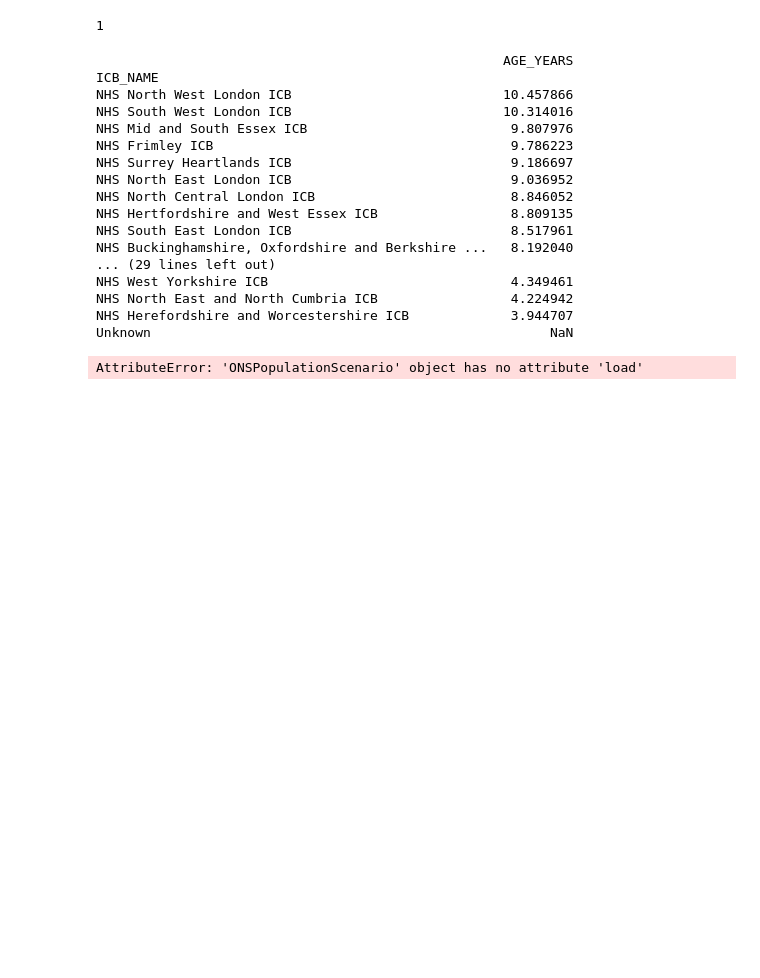
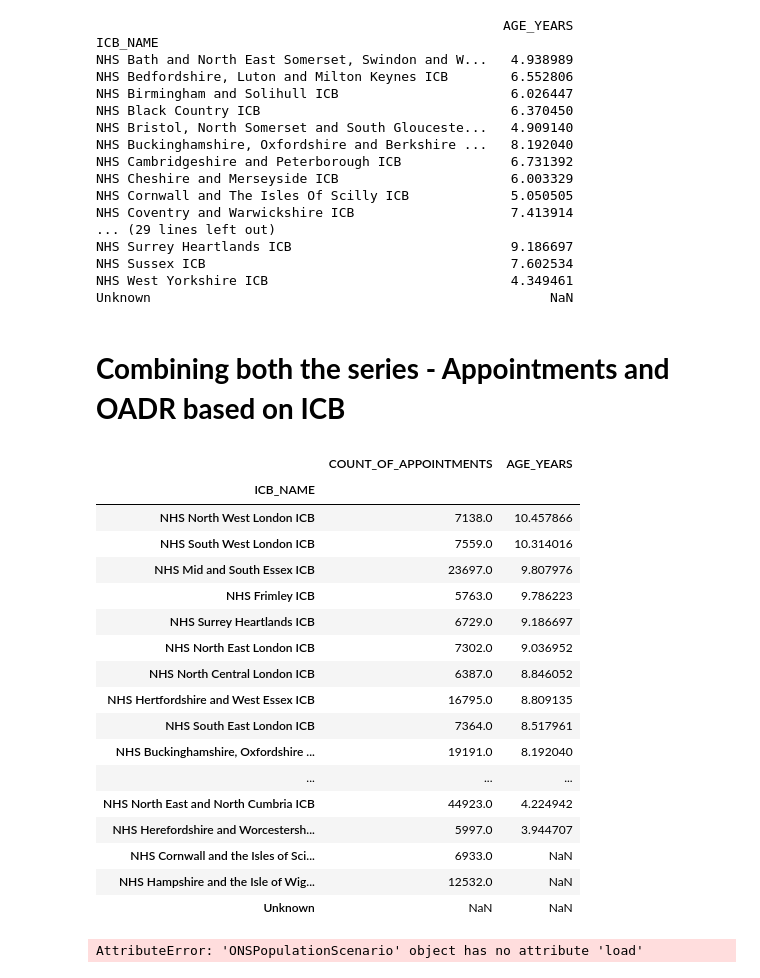
Before and after one commit to SNEE-ICS/PrimaryCareDemandAndCapacity, a Jupyter notebook: AppointmentsVsOADR.ipynb, the cells around one changed output. Saved outputs shown, nothing was run; the diff lists cells and outputs as text; code cells hidden in the pictures; blank space fills up the shorter version.

Commit message:
Added analysis for appointments & oadf (ICB based)

```diff
--- a/AppointmentsVsOADR.ipynb
+++ b/AppointmentsVsOADR.ipynb
@@ -53,0 +46,8 @@ insights = grouped_data['COUNT_OF_APPOINTMENTS'].agg(['count', 'sum', 'mean'])
+# %%
+#Grouping the data in a series by ICB name and appointments count
+appointments_icb = combined_df.groupby('ICB_NAME')['COUNT_OF_APPOINTMENTS'].count()
+
+#Converting series to Dataframe
+appointments_df = pd.DataFrame(appointments_icb)
+#sorted_appointments_df = appointments_df.sort_values(by='COUNT_OF_APPOINTMENTS',ascending=False)
+print(appointments_df)
@@ -67,37 +85,36 @@ gp_appts_df2.head()
 | 2 | 2023 | 8 | Y63 | North East and Yorkshire | QHM | NHS North East and North Cumbria ICB | 16C | NHS North East and North Cumbria ... | ... |
 | 3 | 2023 | 8 | Y63 | North East and Yorkshire | QHM | NHS North East and North Cumbria ICB | 84H | NHS North East and North Cumbria ... | ... |
 | 4 | 2023 | 8 | Y63 | North East and Yorkshire | QHM | NHS North East and North Cumbria ICB | 84H | NHS North East and North Cumbria ... | ... |
-# %%
-print(gp_appts_df2['Month'].nunique())
-# %% [output]
-1
 # %%
 retired_pop = gp_appts_df2[gp_appts_df2['AGE_YEARS'] >= 65]
 working_pop = gp_appts_df2[(gp_appts_df2['AGE_YEARS'] >= 20) & (gp_appts_df2['AGE_YEARS'] < 65)]
 
+#Grouping the data in a series by ICB name and Age
 retired_count = retired_pop.groupby('ICB_NAME')['AGE_YEARS'].count()
 working_count = working_pop.groupby('ICB_NAME')['AGE_YEARS'].count()
 
+#Calculting the dependency ratio
 dependency_ratio = (retired_count/working_count) * 100
 
+#converting series to Dataframe
 oadr_df = pd.DataFrame(dependency_ratio)
-sorted_df = oadr_df.sort_values(by='AGE_YEARS',ascending=False)
-print(sorted_df)
+#sorted_oadr_df = oadr_df.sort_values(by='AGE_YEARS',ascending=False)
+print(oadr_df)
 # %% [output]
                                                     AGE_YEARS
 ICB_NAME
-NHS North West London ICB                           10.457866
-NHS South West London ICB                           10.314016
-NHS Mid and South Essex ICB                          9.807976
-NHS Frimley ICB                                      9.786223
+NHS Bath and North East Somerset, Swindon and W...   4.938989
+NHS Bedfordshire, Luton and Milton Keynes ICB        6.552806
+NHS Birmingham and Solihull ICB                      6.026447
+NHS Black Country ICB                                6.370450
+NHS Bristol, North Somerset and South Glouceste...   4.909140
+NHS Buckinghamshire, Oxfordshire and Berkshire ...   8.192040
+NHS Cambridgeshire and Peterborough ICB              6.731392
+NHS Cheshire and Merseyside ICB                      6.003329
+NHS Cornwall and The Isles Of Scilly ICB             5.050505
+NHS Coventry and Warwickshire ICB                    7.413914
+... (29 lines left out)
 NHS Surrey Heartlands ICB                            9.186697
-NHS North East London ICB                            9.036952
-NHS North Central London ICB                         8.846052
-NHS Hertfordshire and West Essex ICB                 8.809135
-NHS South East London ICB                            8.517961
-NHS Buckinghamshire, Oxfordshire and Berkshire ...   8.192040
-... (29 lines left out)
+NHS Sussex ICB                                       7.602534
 NHS West Yorkshire ICB                               4.349461
-NHS North East and North Cumbria ICB                 4.224942
-NHS Herefordshire and Worcestershire ICB             3.944707
 Unknown                                                   NaN
@@ -110,3 +121,35 @@ Unknown                                                   NaN
+# %% [markdown]
+# **Combining both the series - Appointments and OADR based on ICB**
+# %%
+#Changing 'Integrated Care Board' to 'ICB' in the index name to match the index of both the dataframes
+for old_word, new_word in {'Integrated Care Board': 'ICB'}.items():
+    appointments_df.index = appointments_df.index.str.replace(old_word, new_word )
+
+#Combining both dataframes
+appointments_vs_oadr = pd.concat([appointments_df,oadr_df], axis=1)
+
+#sorting
+sorted_appointments_vs_oadr = appointments_vs_oadr.sort_values(by='AGE_YEARS',ascending=False)
+sorted_appointments_vs_oadr.head(50)
+# %% [output]
+|  | COUNT_OF_APPOINTMENTS | AGE_YEARS |
+| ICB_NAME |  |  |
+| NHS North West London ICB | 7138.0 | 10.457866 |
+| NHS South West London ICB | 7559.0 | 10.314016 |
+| NHS Mid and South Essex ICB | 23697.0 | 9.807976 |
+| NHS Frimley ICB | 5763.0 | 9.786223 |
+| NHS Surrey Heartlands ICB | 6729.0 | 9.186697 |
+| NHS North East London ICB | 7302.0 | 9.036952 |
+| NHS North Central London ICB | 6387.0 | 8.846052 |
+| NHS Hertfordshire and West Essex ICB | 16795.0 | 8.809135 |
+| NHS South East London ICB | 7364.0 | 8.517961 |
+| NHS Buckinghamshire, Oxfordshire ... | 19191.0 | 8.192040 |
+| ... | ... | ... |
+| NHS North East and North Cumbria ICB | 44923.0 | 4.224942 |
+| NHS Herefordshire and Worcestersh... | 5997.0 | 3.944707 |
+| NHS Cornwall and the Isles of Sci... | 6933.0 | NaN |
+| NHS Hampshire and the Isle of Wig... | 12532.0 | NaN |
+| Unknown | NaN | NaN |
 # %%
 ons_principal_projection = ONSPopulationScenario(catalog.scenario_data_sources[0].scenarios[0])
 ons_df = ons_principal_projection.load()
```
Also changed, not shown: parts of 5 cells of this notebook.
